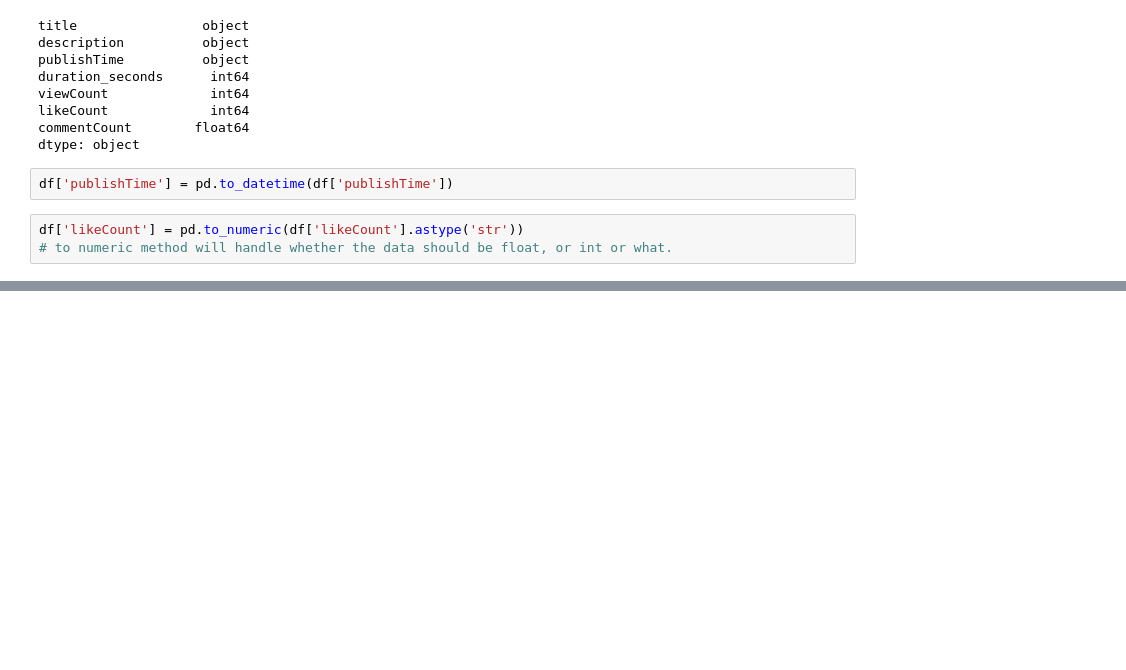
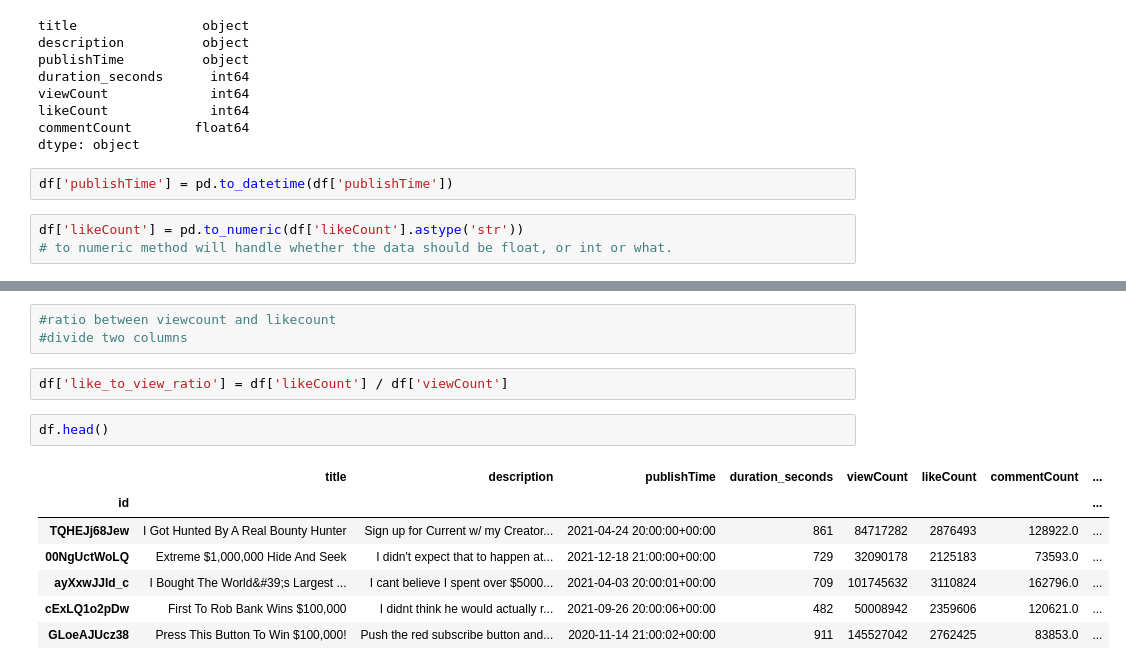
Before and after one commit to majogamit/Intro-to-Pandas, a Jupyter notebook: simple-intro-to-pandas.ipynb, the cells around one changed output, grey strips where cells are left out. Drawn from its saved outputs; the diff is of its cells as text; blank space fills up the shorter version.

Commit message:
V9 Adding new column

```diff
--- a/simple-intro-to-pandas.ipynb
+++ b/simple-intro-to-pandas.ipynb
@@ -364,0 +377,15 @@ df['likeCount'] = pd.to_numeric(df['likeCount'].astype('str'))
+# %%
+#ratio between viewcount and likecount
+#divide two columns
+# %%
+df['like_to_view_ratio'] = df['likeCount'] / df['viewCount']
+# %%
+df.head()
+# %% [output]
+|  | title | description | publishTime | duration_seconds | viewCount | likeCount | commentCount | ... |
+| id |  |  |  |  |  |  |  | ... |
+| TQHEJj68Jew | I Got Hunted By A Real Bounty Hunter | Sign up for Current w/ my Creator... | 2021-04-24 20:00:00+00:00 | 861 | 84717282 | 2876493 | 128922.0 | ... |
+| 00NgUctWoLQ | Extreme $1,000,000 Hide And Seek | I didn't expect that to happen at... | 2021-12-18 21:00:00+00:00 | 729 | 32090178 | 2125183 | 73593.0 | ... |
+| ayXxwJJId_c | I Bought The World&#39;s Largest ... | I cant believe I spent over $5000... | 2021-04-03 20:00:01+00:00 | 709 | 101745632 | 3110824 | 162796.0 | ... |
+| cExLQ1o2pDw | First To Rob Bank Wins $100,000 | I didnt think he would actually r... | 2021-09-26 20:00:06+00:00 | 482 | 50008942 | 2359606 | 120621.0 | ... |
+| GLoeAJUcz38 | Press This Button To Win $100,000! | Push the red subscribe button and... | 2020-11-14 21:00:02+00:00 | 911 | 145527042 | 2762425 | 83853.0 | ... |
```
Also changed, not shown: parts of 2 cells of this notebook.
